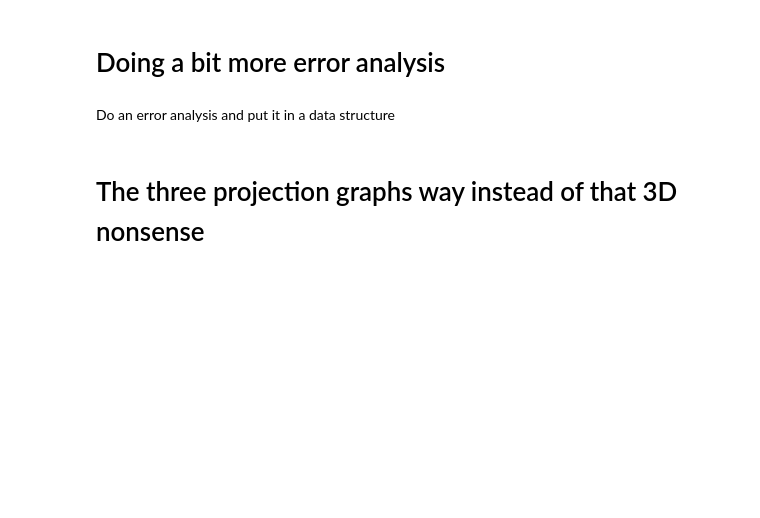
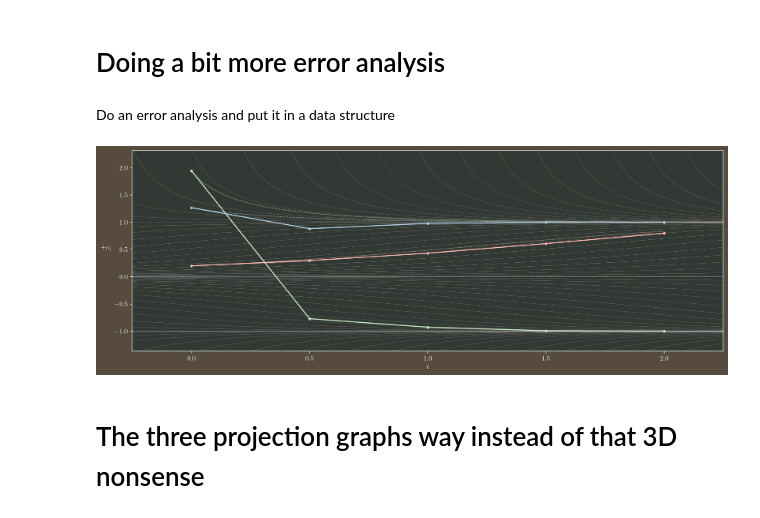
Before and after one commit to 3257077517-collab/Team17, a Jupyter notebook: report/notes.ipynb, the cells around one changed output. Drawn from its saved outputs; the diff is of its cells as text; code cells hidden in the pictures; blank space fills up the shorter version.

Commit message:
okay figures can be produced now

```diff
--- a/report/notes.ipynb
+++ b/report/notes.ipynb
@@ -193,9 +193,14 @@ error_analyses = {
     *_,
 ) = error_analyses.values()
 # %%
-from team17ode.pff_plot import make_polygon_fig
-make_polygon_fig(ivp_spec, naive_rk11_error_analysis_result.solns[0], figsize=plt.figaspect(415 / 1216))
+make_polygon_fig(
+    ivp_spec,
+    naive_rk11_error_analysis_result.solns[0],
+    figsize=plt.figaspect(415 / 1216),
+)
 plt.show()
+# %% [output]
+[figure, added]
 # %% [markdown]
 # The three projection graphs way instead of that 3D nonsense
 # %% [markdown]
```
Also changed, not shown: parts of 12 cells of this notebook, 3 other files.
